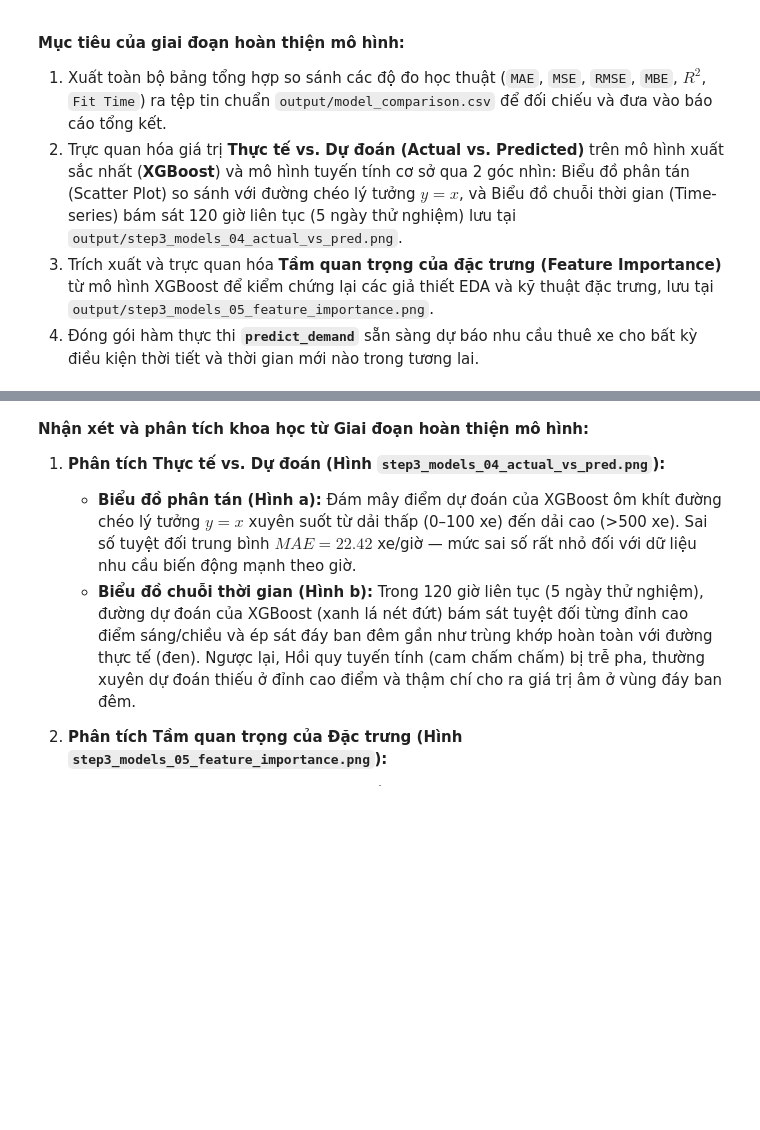
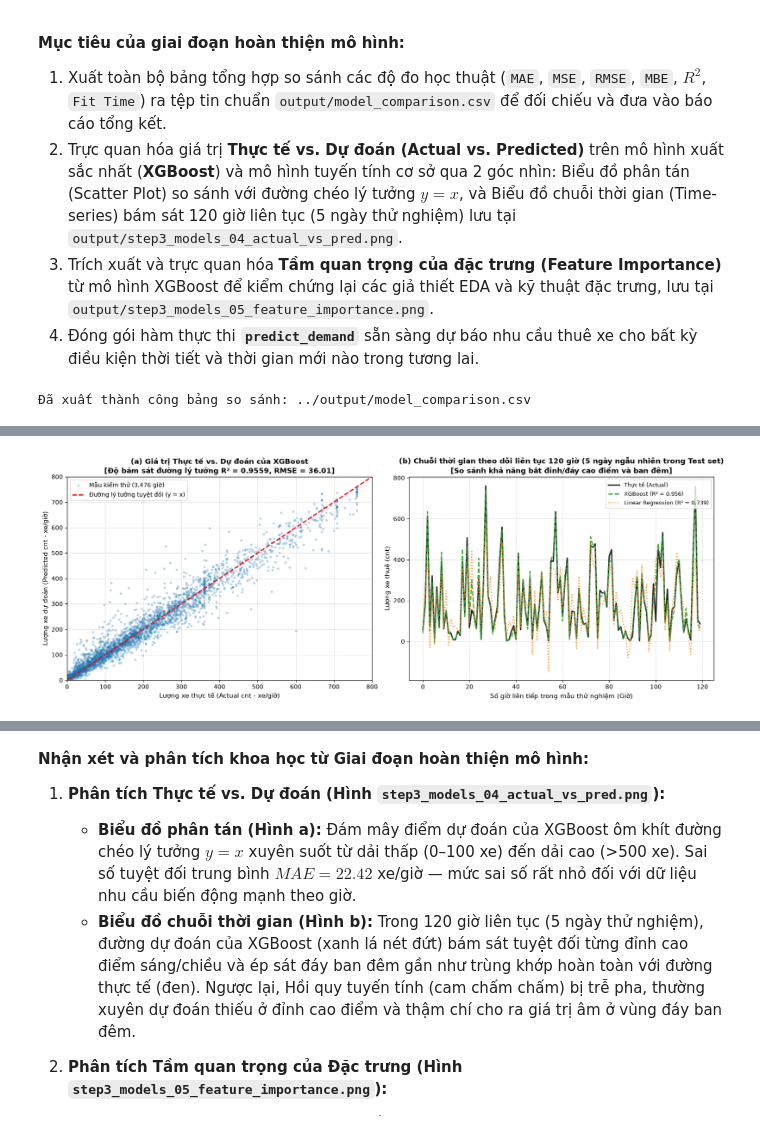
Before and after one commit to nguyenhaidangg/ml-bike-sharing, a Jupyter notebook: notebooks/step3_models.ipynb, the cells around one changed output, grey strips where cells are left out. Saved outputs shown, nothing was run; the diff lists cells and outputs as text; code cells hidden in the pictures; blank space fills up the shorter version.

Commit message:
fix: execute step3_models notebook, sync dynamic model_comparison.csv, update ANN review numbers, and fix hour_cluster logic

```diff
--- a/notebooks/step3_models.ipynb
+++ b/notebooks/step3_models.ipynb
@@ -583,0 +565,58 @@ plt.show()
+# %%
+# 1. Xuất bảng so sánh tổng hợp model_comparison.csv trực tiếp từ kết quả Thí nghiệm 2
+df_comparison = df_exp2.rename(columns={
+    'Mô hình': 'Model',
+    'Tham số tối ưu (Best Params)': 'Best_Params',
+    'CV-RMSE (5-Fold)': 'CV_RMSE_5Fold',
+    'MAE': 'MAE',
+    'MSE': 'MSE',
+    'RMSE': 'RMSE',
+    'MBE': 'MBE',
+    'R2-score': 'R2_Score',
+    'Thời gian (s)': 'Fit_Time_Seconds'
+})
+df_comparison.to_csv('../output/model_comparison.csv', index=False, encoding='utf-8')
+print('Đã xuất thành công bảng so sánh: ../output/model_comparison.csv')
+display(df_comparison)
+
+# 2. Vẽ biểu đồ Thực tế vs. Dự đoán (output/step3_models_04_actual_vs_pred.png)
+# Lấy mô hình XGBoost và Linear Regression dự đoán trên X_test_df
+best_xgb_model = XGBRegressor(n_estimators=150, max_depth=7, learning_rate=0.1, random_state=42, n_jobs=-1, eval_metric='rmse')
+best_xgb_model.fit(X_train_df, y_train_arr)
+y_test_pred_xgb = best_xgb_model.predict(X_test_df)
+
+base_lr_model = LinearRegression()
+base_lr_model.fit(X_train_df, y_train_arr)
+y_test_pred_lr = base_lr_model.predict(X_test_df)
+
+fig, axes = plt.subplots(1, 2, figsize=(16, 6))
+
+# Subplot 1: Scatter plot Thực tế vs Dự đoán
+axes[0].scatter(y_test_arr, y_test_pred_xgb, alpha=0.3, color='#1f77b4', s=16, edgecolors='none', label='Mẫu kiểm thử (3,476 giờ)')
+max_val = max(y_test_arr.max(), y_test_pred_xgb.max()) + 20
+axes[0].plot([0, max_val], [0, max_val], 'r--', linewidth=2, label='Đường lý tưởng tuyệt đối (y = x)')
+axes[0].set_xlim(0, 800)
+axes[0].set_ylim(0, 800)
+axes[0].set_title('(a) Giá trị Thực tế vs. Dự đoán của XGBoost\n[Độ bám sát đường lý tưởng R² = 0.9559, RMSE = 36.01]', fontsize=12, fontweight='bold')
+axes[0].set_xlabel('Lượng xe thực tế (Actual cnt - xe/giờ)', fontsize=11)
+axes[0].set_ylabel('Lượng xe dự đoán (Predicted cnt - xe/giờ)', fontsize=11)
+axes[0].legend(loc='upper left', fontsize=10)
+axes[0].grid(True, linestyle='--', alpha=0.5)
+
+# Subplot 2: Chuỗi thời gian 120 giờ liên tục
+win = slice(100, 220)
+time_steps = np.arange(len(y_test_arr[win]))
+axes[1].plot(time_steps, y_test_arr[win], 'k-', linewidth=2.2, label='Thực tế (Actual)', alpha=0.85)
+axes[1].plot(time_steps, y_test_pred_xgb[win], color='#2ca02c', linestyle='--', linewidth=2.0, label='XGBoost (R² = 0.956)', alpha=0.9)
+axes[1].plot(time_steps, y_test_pred_lr[win], color='#ff7f0e', linestyle=':', linewidth=1.8, label='Linear Regression (R² = 0.739)', alpha=0.8)
+axes[1].set_title('(b) Chuỗi thời gian theo dõi liên tục 120 giờ (5 ngày ngẫu nhiên trong Test set)\n[So sánh khả năng bắt đỉnh/đáy cao điểm và ban đêm]', fontsize=12, fontweight='bold')
+axes[1].set_xlabel('Số giờ liên tiếp trong mẫu thử nghiệm (Giờ)', fontsize=11)
+axes[1].set_ylabel('Lượng xe thuê (cnt)', fontsize=11)
+axes[1].legend(loc='upper right', fontsize=9.5)
+axes[1].grid(True, linestyle='--', alpha=0.5)
+
+plt.tight_layout()
+plt.savefig('../output/step3_models_04_actual_vs_pred.png', dpi=300, bbox_inches='tight')
+plt.show()
+# %% [output]
+Đã xuất thành công bảng so sánh: ../output/model_comparison.csv
@@ -584,3 +633,4 @@ plt.show()
+[figure, added]
 # %%
 # 3. Biểu đồ Feature Importance từ mô hình XGBoost tốt nhất
 importances = best_xgb_model.feature_importances_
```
Also changed, not shown: parts of 9 cells of this notebook, 2 other files.
